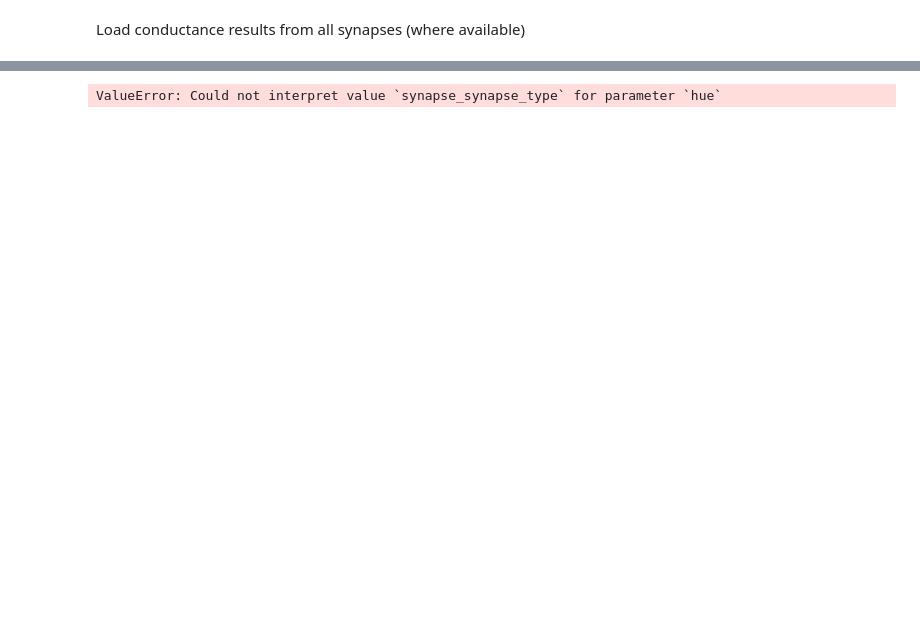
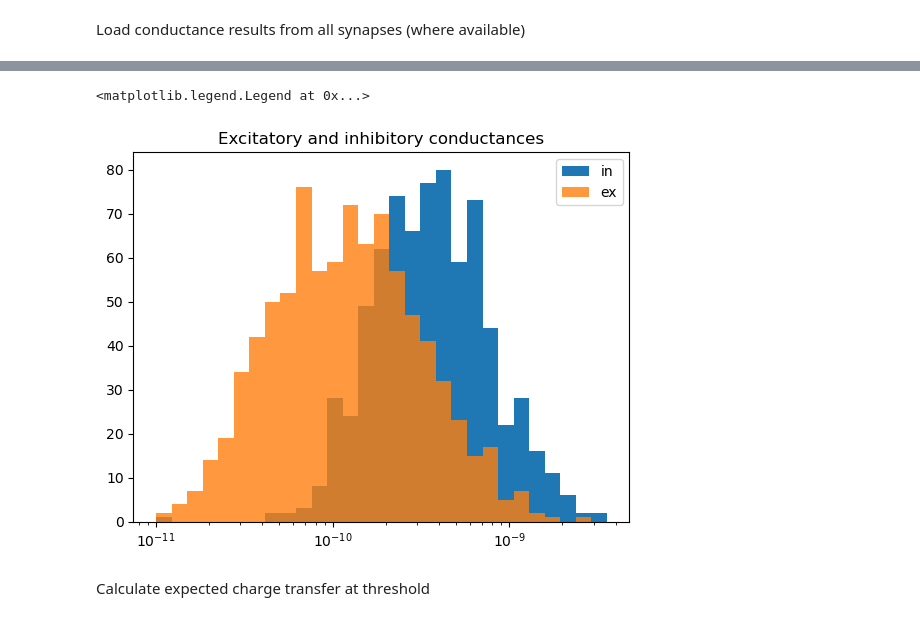
Before and after one commit to SophieW722/aisynphys, a Jupyter notebook: analyses/conductance.ipynb, the cells around one changed output, grey strips where cells are left out. Cells and saved outputs as stored; diff of their text form; code cells hidden in the pictures; blank space fills up the shorter version.

```diff
--- a/analyses/conductance.ipynb
+++ b/analyses/conductance.ipynb
@@ -164,4 +125,13 @@ filtered
-# %%
-seaborn.scatterplot(data=filtered, x='conductance.reversal_potential', y='conductance.effective_conductance', hue='synapse_synapse_type')
-# %% [output]
-ValueError: Could not interpret value `synapse_synapse_type` for parameter `hue`
+# %%
+fig, ax = plt.subplots()
+bins = 1e-11 * 1.8**np.linspace(0, 10, 30)
+ax.hist(cond_df[cond_df['synapse.synapse_type']=='in']['conductance.effective_conductance'], bins=bins, label='in')
+ax.hist(cond_df[cond_df['synapse.synapse_type']=='ex']['conductance.effective_conductance'], bins=bins, alpha=0.8, label='ex')
+ax.set_title("Excitatory and inhibitory conductances")
+ax.set_xscale('log')
+ax.legend()
+# %% [output]
+<matplotlib.legend.Legend at 0x...>
+[figure, added]
+# %% [markdown]
+Calculate expected charge transfer at threshold
```
Also changed, not shown: parts of 8 cells of this notebook, 1 other file.
